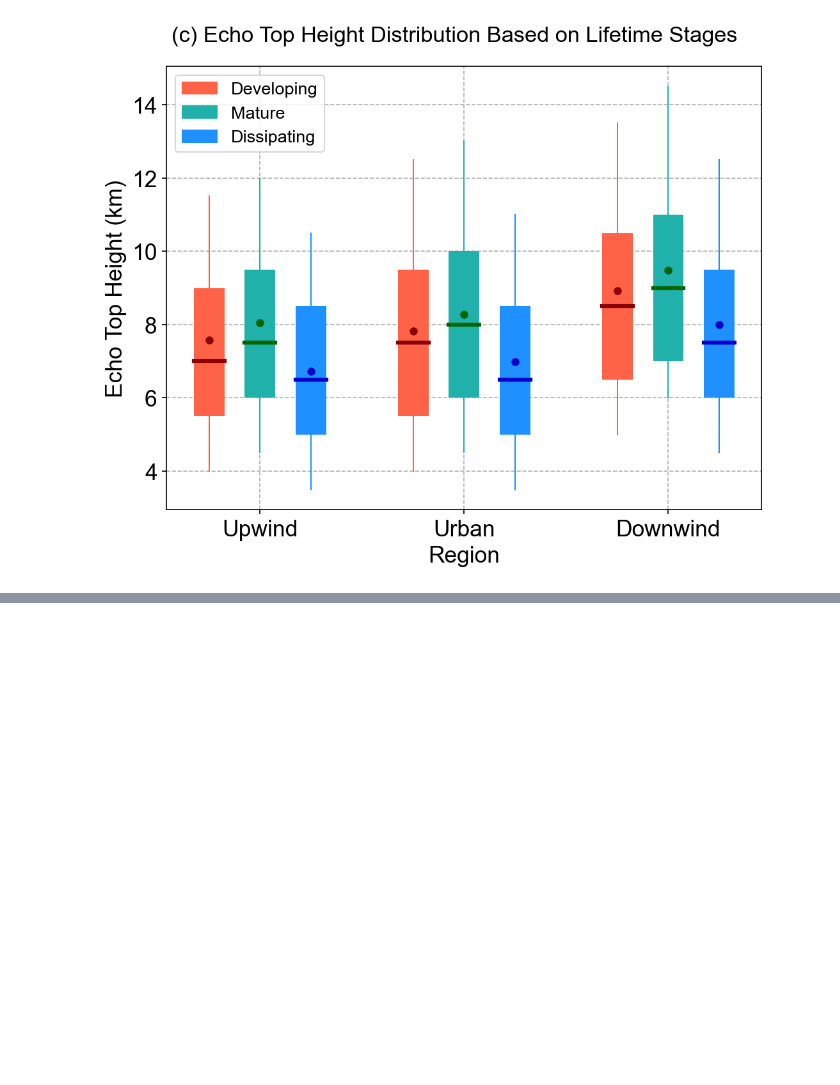
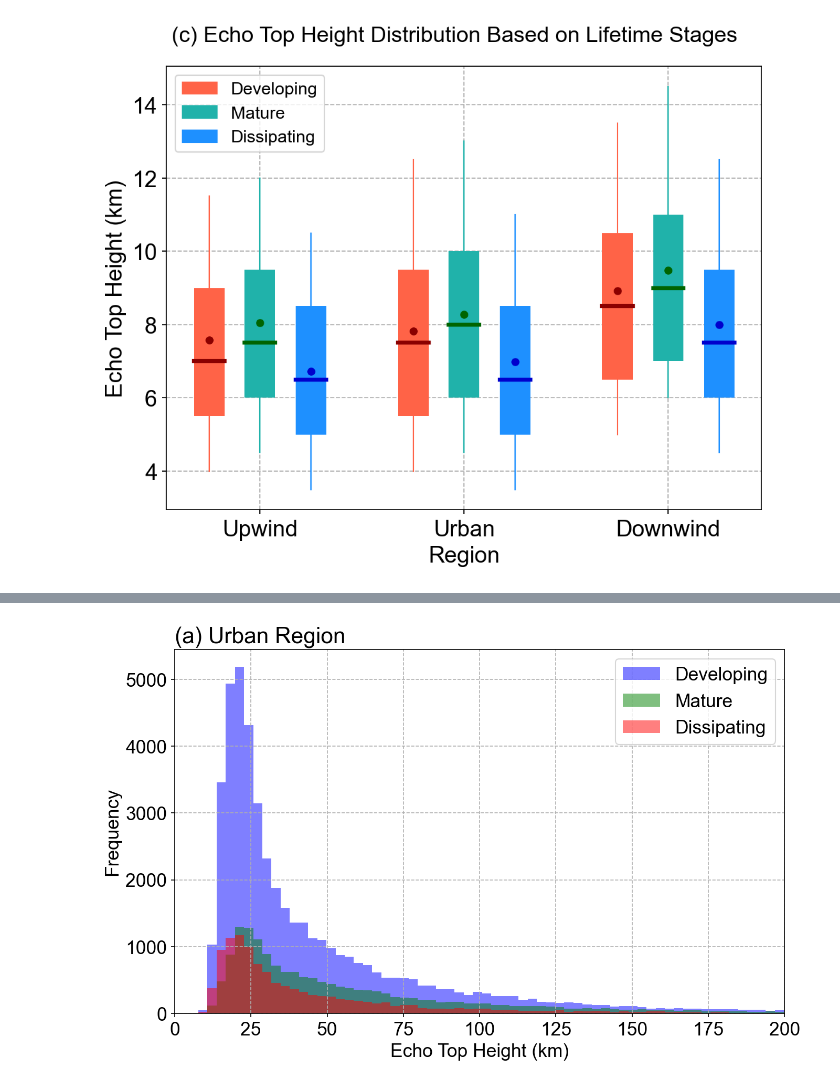
Before and after one commit to oluwafemiomitusa/Geospatial-Analysis, a Jupyter notebook: Second_part/Jupyter Notebooks/New/cell_development_stages.ipynb, the cells around one changed output, grey strips where cells are left out. Drawn from its saved outputs; the diff is of its cells as text; code cells hidden in the pictures; blank space fills up the shorter version.

```diff
--- a/Second_part/Jupyter Notebooks/New/cell_development_stages.ipynb
+++ b/Second_part/Jupyter Notebooks/New/cell_development_stages.ipynb
@@ -50,7 +50,7 @@ def classify_cell_stages_advanced(data):
     return stages
 
 # Apply the classification function
-advanced_cell_stages = classify_cell_stages_advanced(data_upwind)
+advanced_cell_stages_upwind = classify_cell_stages_advanced(data_upwind)
 
 # Function to extract cell areas for each stage
 def get_cell_areas_by_stage(data, stages):
@@ -80,9 +80,9 @@ def get_dbz_by_stage(data, stages):
     return developing_dbz, mature_dbz, dissipating_dbz
 
 # Extract cell variables for each stage
-developing_areas, mature_areas, dissipating_areas = get_cell_areas_by_stage(data_upwind, advanced_cell_stages)   # Cell area
-developing_eth, mature_eth, dissipating_eth = get_eth_by_stage(data_upwind, advanced_cell_stages)   # Echo top height
-developing_dbz, mature_dbz, dissipating_dbz = get_dbz_by_stage(data_upwind, advanced_cell_stages)   # Reflectivity
+developing_areas, mature_areas, dissipating_areas = get_cell_areas_by_stage(data_upwind, advanced_cell_stages_upwind)   # Cell area
+developing_eth, mature_eth, dissipating_eth = get_eth_by_stage(data_upwind, advanced_cell_stages_upwind)   # Echo top height
+developing_dbz, mature_dbz, dissipating_dbz = get_dbz_by_stage(data_upwind, advanced_cell_stages_upwind)   # Reflectivity
 
 upwind_cell_areas_bin = [developing_areas, mature_areas, dissipating_areas]
 upwind_eth_bin = [developing_eth, mature_eth, dissipating_eth]
@@ -656,0 +686,25 @@ plt.show()
+# %%
+import xarray as xr
+import numpy as np
+import matplotlib.pyplot as plt
+
+# Define the bin width
+bin_width = 3  # Adjust the bin width as desired
+bin_edges = np.arange(min(min(upwind_cell_areas_bin[0]), min(upwind_cell_areas_bin[1]), min(upwind_cell_areas_bin[2])),
+                      max(max(upwind_cell_areas_bin[0]), max(upwind_cell_areas_bin[1]), max(upwind_cell_areas_bin[2])) + bin_width,
+                      bin_width)
+
+# Create the histogram plot for maxETH_20dbz of all three datasets
+plt.figure(figsize=(10, 6), dpi=150)
+plt.hist(upwind_cell_areas_bin[0], bins=bin_edges, color='blue', alpha=0.5, label='Developing')
+plt.hist(upwind_cell_areas_bin[1], bins=bin_edges, color='green', alpha=0.5, label='Mature')
+plt.hist(upwind_cell_areas_bin[2], bins=bin_edges, color='red', alpha=0.5, label='Dissipating')
+plt.title('(a) Urban Region', loc='left')
+plt.xlabel('Echo Top Height (km)')
+plt.ylabel('Frequency')
+plt.grid(ls='--')
+plt.xlim(0, 200)
+plt.legend()
+plt.show()
+# %% [output]
+[figure, added]
```
Also changed, not shown: parts of 19 cells of this notebook.
